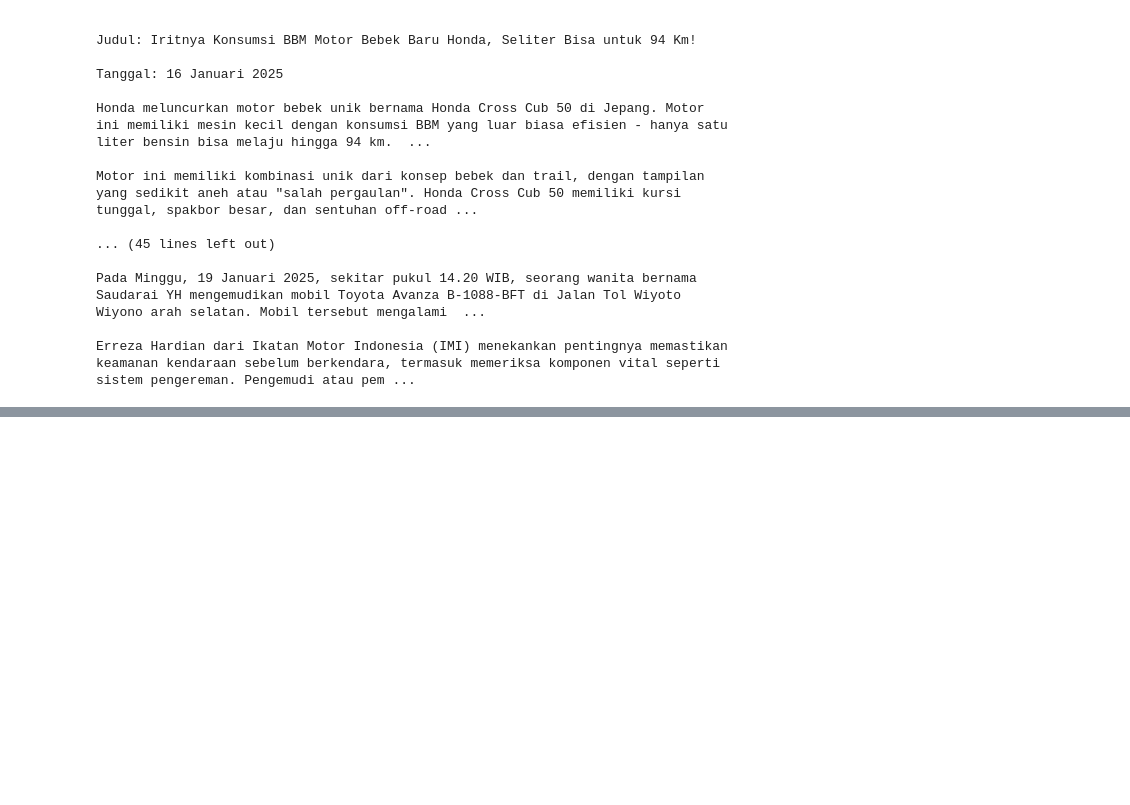
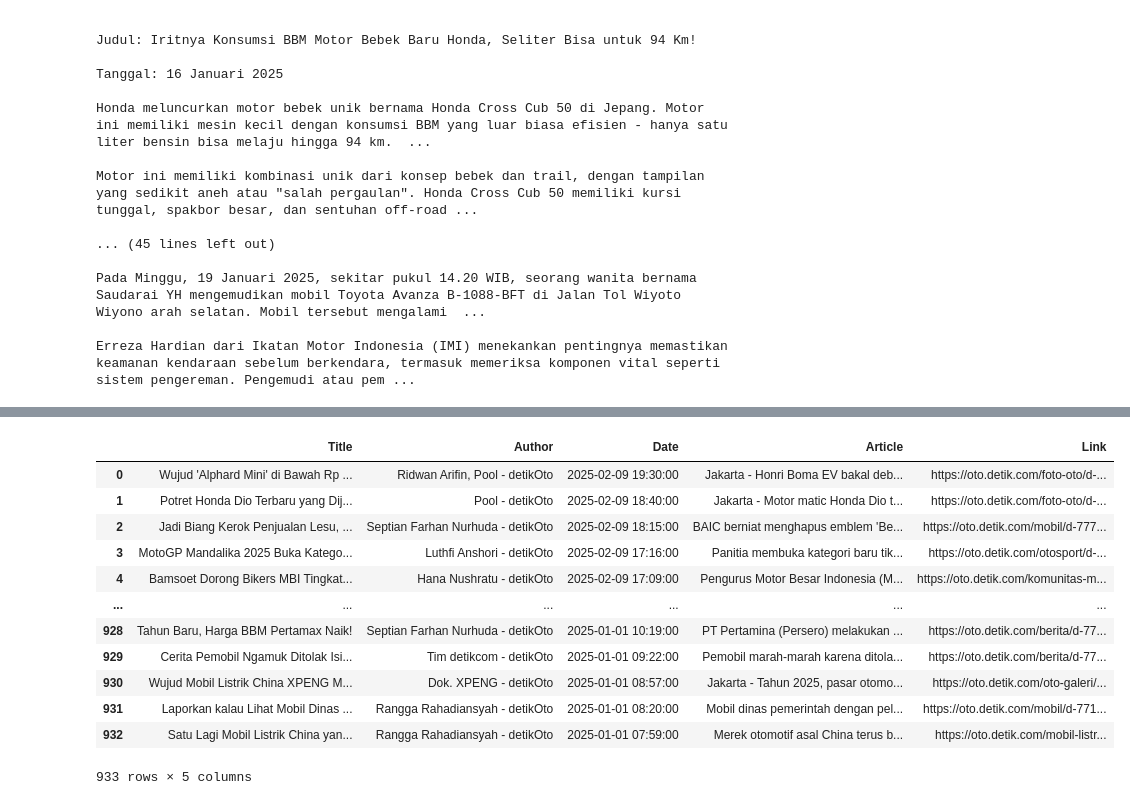
Before and after one commit to muhammadarkan01/news_scrapper, a Jupyter notebook: ipynb_notes/file_one.ipynb, the cells around one changed output, grey strips where cells are left out. Drawn from its saved outputs; the diff is of its cells as text; code cells hidden in the pictures; blank space fills up the shorter version.

```diff
--- a/ipynb_notes/file_one.ipynb
+++ b/ipynb_notes/file_one.ipynb
@@ -500,0 +528,17 @@ ModuleNotFoundError: No module named 'langchain'
+# %%
+df = pd.read_csv('../articles.csv')
+df
+# %% [output]
+|  | Title | Author | Date | Article | Link |
+| 0 | Wujud 'Alphard Mini' di Bawah Rp ... | Ridwan Arifin, Pool - detikOto | 2025-02-09 19:30:00 | Jakarta - Honri Boma EV bakal deb... | https://oto.detik.com/foto-oto/d-... |
+| 1 | Potret Honda Dio Terbaru yang Dij... | Pool - detikOto | 2025-02-09 18:40:00 | Jakarta - Motor matic Honda Dio t... | https://oto.detik.com/foto-oto/d-... |
+| 2 | Jadi Biang Kerok Penjualan Lesu, ... | Septian Farhan Nurhuda - detikOto | 2025-02-09 18:15:00 | BAIC berniat menghapus emblem 'Be... | https://oto.detik.com/mobil/d-777... |
+| 3 | MotoGP Mandalika 2025 Buka Katego... | Luthfi Anshori - detikOto | 2025-02-09 17:16:00 | Panitia membuka kategori baru tik... | https://oto.detik.com/otosport/d-... |
+| 4 | Bamsoet Dorong Bikers MBI Tingkat... | Hana Nushratu - detikOto | 2025-02-09 17:09:00 | Pengurus Motor Besar Indonesia (M... | https://oto.detik.com/komunitas-m... |
+| ... | ... | ... | ... | ... | ... |
+| 928 | Tahun Baru, Harga BBM Pertamax Naik! | Septian Farhan Nurhuda - detikOto | 2025-01-01 10:19:00 | PT Pertamina (Persero) melakukan ... | https://oto.detik.com/berita/d-77... |
+| 929 | Cerita Pemobil Ngamuk Ditolak Isi... | Tim detikcom - detikOto | 2025-01-01 09:22:00 | Pemobil marah-marah karena ditola... | https://oto.detik.com/berita/d-77... |
+| 930 | Wujud Mobil Listrik China XPENG M... | Dok. XPENG - detikOto | 2025-01-01 08:57:00 | Jakarta - Tahun 2025, pasar otomo... | https://oto.detik.com/oto-galeri/... |
+| 931 | Laporkan kalau Lihat Mobil Dinas ... | Rangga Rahadiansyah - detikOto | 2025-01-01 08:20:00 | Mobil dinas pemerintah dengan pel... | https://oto.detik.com/mobil/d-771... |
+| 932 | Satu Lagi Mobil Listrik China yan... | Rangga Rahadiansyah - detikOto | 2025-01-01 07:59:00 | Merek otomotif asal China terus b... | https://oto.detik.com/mobil-listr... |
+933 rows × 5 columns
```
Also changed, not shown: parts of 6 cells of this notebook, 2 other files.
